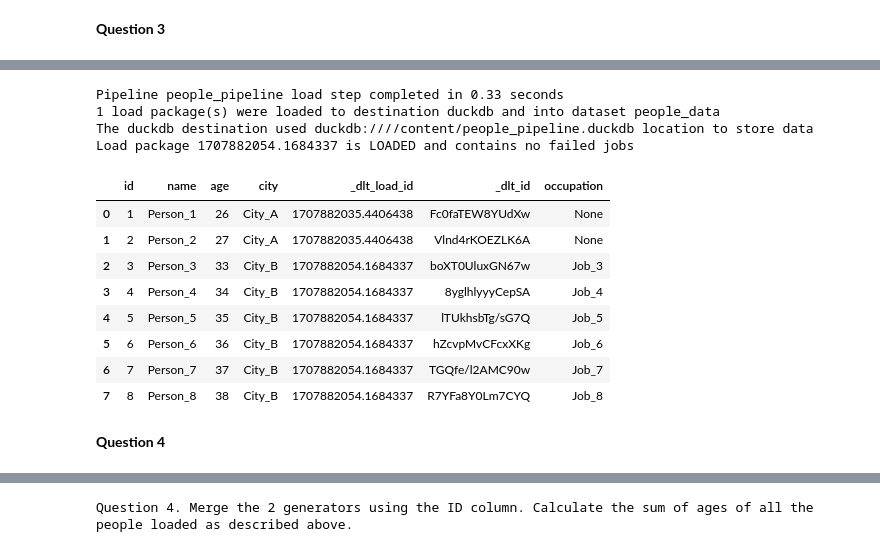
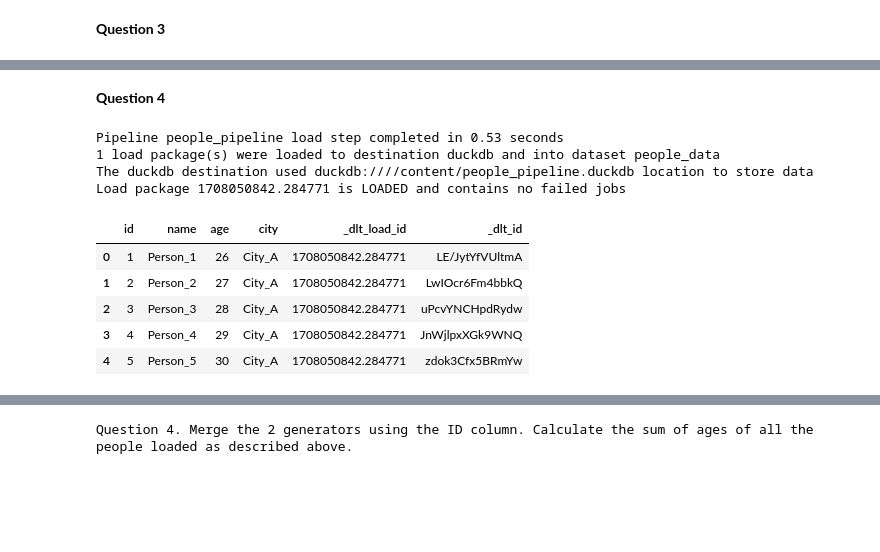
Before and after one commit to msugar/zoomcamp, a Jupyter notebook: data-engineering-2024/workshops/01-dlt/Homework_data_talks_club_data_extraction_and_ingestion.ipynb, the cells around one changed output, grey strips where cells are left out. Drawn from its saved outputs; the diff is of its cells as text; code cells hidden in the pictures; blank space fills up the shorter version.

```diff
--- a/data-engineering-2024/workshops/01-dlt/Homework_data_talks_club_data_extraction_and_ingestion.ipynb
+++ b/data-engineering-2024/workshops/01-dlt/Homework_data_talks_club_data_extraction_and_ingestion.ipynb
@@ -126,0 +181,4 @@ last_element=3.605551275463989
+# %%
+# load more people, appending mode
+info = pipeline.run(people_2(), table_name='people_appended')
+print(info)
@@ -145,7 +208,0 @@ data_table.enable_dataframe_formatter()
-# %%
-# define the connection to load to.
-pipeline = dlt.pipeline(pipeline_name="people_pipeline", destination="duckdb", dataset_name="people_data")
-
-# Normalize and load the data onto the locally created duckdb database 'pokemon_pipeline.duckdb'
-info = pipeline.run(people_1(), table_name='people')
-print(info)
@@ -190,27 +209,21 @@ display(people_table)
-# %%
-# Merge
-info = pipeline.run(people_2(),
-										table_name="people",
-										write_disposition="merge",
-                    primary_key='ID')
-print(info)
-
-# show the outcome
-people_table = conn.sql("SELECT * FROM people ORDER BY id").df()
-display(people_table)
-# %% [output]
-Pipeline people_pipeline load step completed in 0.33 seconds
-1 load package(s) were loaded to destination duckdb and into dataset people_data
-The duckdb destination used duckdb:////content/people_pipeline.duckdb location to store data
-Load package 1707882054.1684337 is LOADED and contains no failed jobs
-|  | id | name | age | city | _dlt_load_id | _dlt_id | occupation |
-| 0 | 1 | Person_1 | 26 | City_A | 1707882035.4406438 | Fc0faTEW8YUdXw | None |
-| 1 | 2 | Person_2 | 27 | City_A | 1707882035.4406438 | Vlnd4rKOEZLK6A | None |
-| 2 | 3 | Person_3 | 33 | City_B | 1707882054.1684337 | boXT0UluxGN67w | Job_3 |
-| 3 | 4 | Person_4 | 34 | City_B | 1707882054.1684337 | 8yglhlyyyCepSA | Job_4 |
-| 4 | 5 | Person_5 | 35 | City_B | 1707882054.1684337 | lTUkhsbTg/sG7Q | Job_5 |
-| 5 | 6 | Person_6 | 36 | City_B | 1707882054.1684337 | hZcvpMvCFcxXKg | Job_6 |
-| 6 | 7 | Person_7 | 37 | City_B | 1707882054.1684337 | TGQfe/l2AMC90w | Job_7 |
-| 7 | 8 | Person_8 | 38 | City_B | 1707882054.1684337 | R7YFa8Y0Lm7CYQ | Job_8 |
 # %% [markdown]
 **Question 4**
+# %%
+# load people to another table
+info = pipeline.run(people_1(), table_name='people_merged')
+print(info)
+
+# show people ordered by ID
+people_table = conn.sql(f"SELECT * FROM {dataset_name}.people_merged ORDER BY id").df()
+display(people_table)
+# %% [output]
+Pipeline people_pipeline load step completed in 0.53 seconds
+1 load package(s) were loaded to destination duckdb and into dataset people_data
+The duckdb destination used duckdb:////content/people_pipeline.duckdb location to store data
+Load package 1708050842.284771 is LOADED and contains no failed jobs
+|  | id | name | age | city | _dlt_load_id | _dlt_id |
+| 0 | 1 | Person_1 | 26 | City_A | 1708050842.284771 | LE/JytYfVUltmA |
+| 1 | 2 | Person_2 | 27 | City_A | 1708050842.284771 | LwIOcr6Fm4bbkQ |
+| 2 | 3 | Person_3 | 28 | City_A | 1708050842.284771 | uPcvYNCHpdRydw |
+| 3 | 4 | Person_4 | 29 | City_A | 1708050842.284771 | JnWjlpxXGk9WNQ |
+| 4 | 5 | Person_5 | 30 | City_A | 1708050842.284771 | zdok3Cfx5BRmYw |
```
Also changed, not shown: parts of 27 cells of this notebook.
